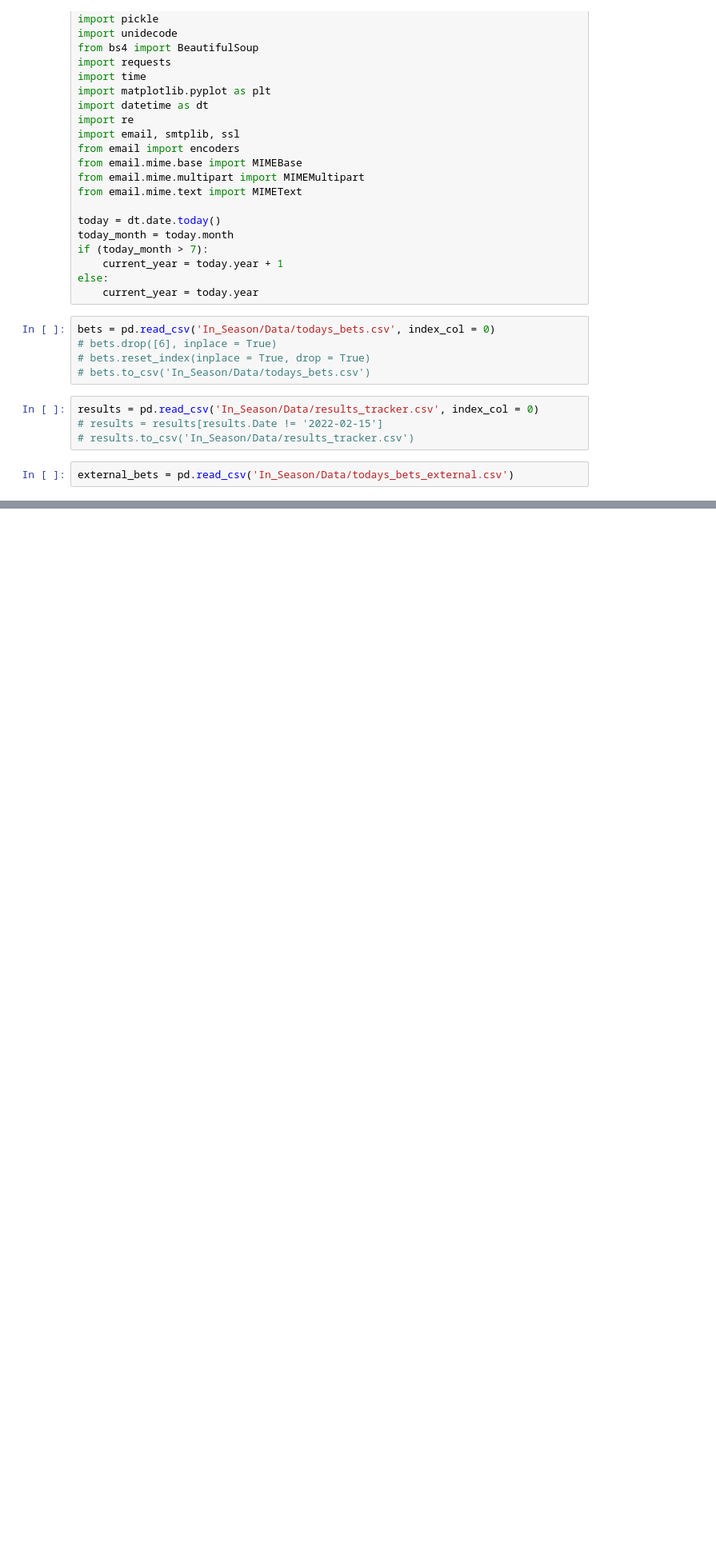
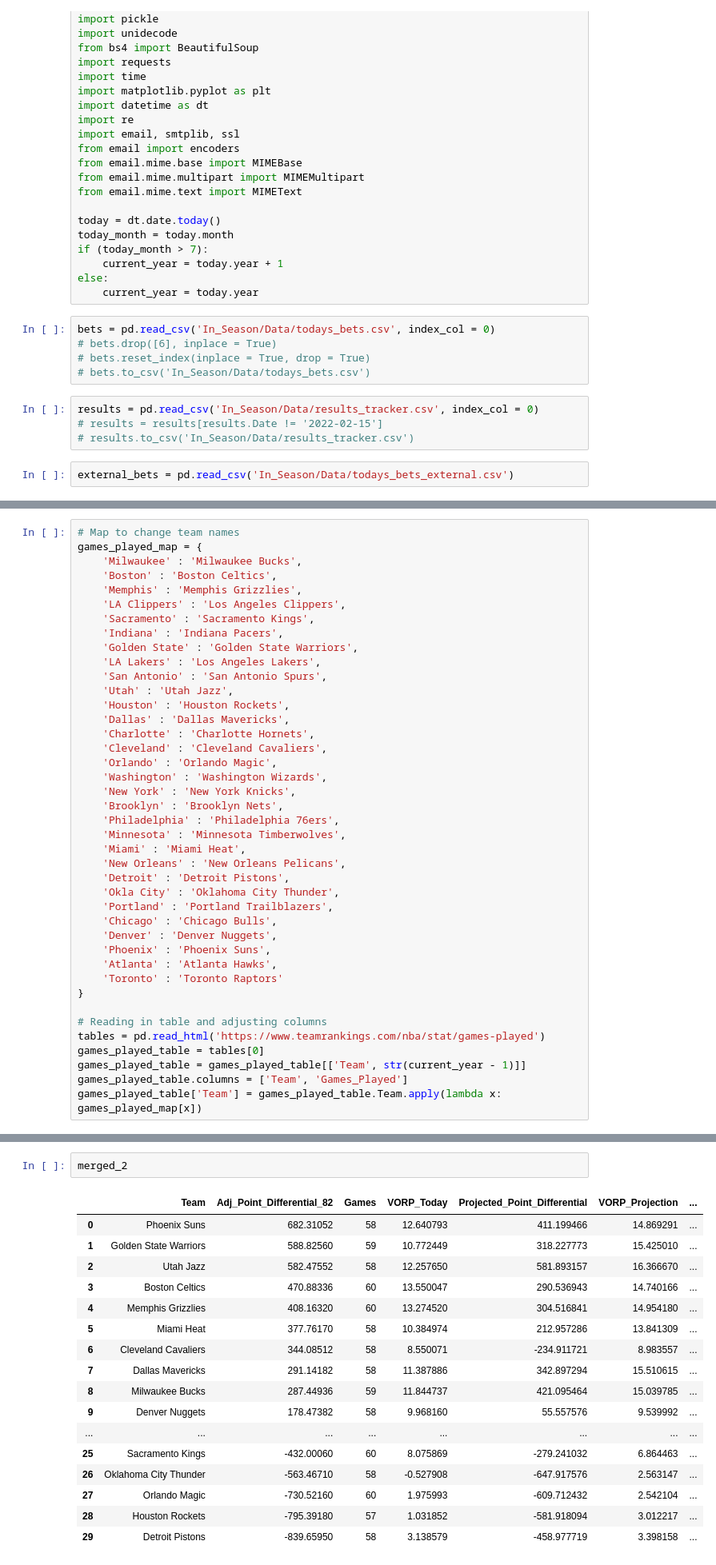
Before and after one commit to hsinger24/NBA-BETTING-V2, a Jupyter notebook: Sandbox.ipynb, the cells around one changed output, grey strips where cells are left out. Shown at 80% size. Saved outputs shown, nothing was run; the diff lists cells and outputs as text; blank space fills up the shorter version.

Commit message:
Fixing error in games aggregation

```diff
--- a/Sandbox.ipynb
+++ b/Sandbox.ipynb
@@ -238,0 +155,41 @@ yesterday_bets
+# %%
+# Map to change team names
+games_played_map = {
+    'Milwaukee' : 'Milwaukee Bucks',
+    'Boston' : 'Boston Celtics',
+    'Memphis' : 'Memphis Grizzlies',
+    'LA Clippers' : 'Los Angeles Clippers',
+    'Sacramento' : 'Sacramento Kings',
+    'Indiana' : 'Indiana Pacers',
+    'Golden State' : 'Golden State Warriors',
+    'LA Lakers' : 'Los Angeles Lakers',
+    'San Antonio' : 'San Antonio Spurs',
+    'Utah' : 'Utah Jazz',
+    'Houston' : 'Houston Rockets',
+    'Dallas' : 'Dallas Mavericks',
+    'Charlotte' : 'Charlotte Hornets',
+    'Cleveland' : 'Cleveland Cavaliers',
+    'Orlando' : 'Orlando Magic',
+    'Washington' : 'Washington Wizards',
+    'New York' : 'New York Knicks',
+    'Brooklyn' : 'Brooklyn Nets',
+    'Philadelphia' : 'Philadelphia 76ers',
+    'Minnesota' : 'Minnesota Timberwolves',
+    'Miami' : 'Miami Heat',
+    'New Orleans' : 'New Orleans Pelicans',
+    'Detroit' : 'Detroit Pistons',
+    'Okla City' : 'Oklahoma City Thunder',
+    'Portland' : 'Portland Trailblazers',
+    'Chicago' : 'Chicago Bulls',
+    'Denver' : 'Denver Nuggets',
+    'Phoenix' : 'Phoenix Suns',
+    'Atlanta' : 'Atlanta Hawks',
+    'Toronto' : 'Toronto Raptors'
+}
+
+# Reading in table and adjusting columns
+tables = pd.read_html('https://www.teamrankings.com/nba/stat/games-played')
+games_played_table = tables[0]
+games_played_table = games_played_table[['Team', str(current_year - 1)]]
+games_played_table.columns = ['Team', 'Games_Played']
+games_played_table['Team'] = games_played_table.Team.apply(lambda x: games_played_map[x])
@@ -238,0 +403,20 @@ yesterday_bets
+# %%
+merged_2
+# %% [output]
+|  | Team | Adj_Point_Differential_82 | Games | VORP_Today | Projected_Point_Differential | VORP_Projection | ... |
+| 0 | Phoenix Suns | 682.31052 | 58 | 12.640793 | 411.199466 | 14.869291 | ... |
+| 1 | Golden State Warriors | 588.82560 | 59 | 10.772449 | 318.227773 | 15.425010 | ... |
+| 2 | Utah Jazz | 582.47552 | 58 | 12.257650 | 581.893157 | 16.366670 | ... |
+| 3 | Boston Celtics | 470.88336 | 60 | 13.550047 | 290.536943 | 14.740166 | ... |
+| 4 | Memphis Grizzlies | 408.16320 | 60 | 13.274520 | 304.516841 | 14.954180 | ... |
+| 5 | Miami Heat | 377.76170 | 58 | 10.384974 | 212.957286 | 13.841309 | ... |
+| 6 | Cleveland Cavaliers | 344.08512 | 58 | 8.550071 | -234.911721 | 8.983557 | ... |
+| 7 | Dallas Mavericks | 291.14182 | 58 | 11.387886 | 342.897294 | 15.510615 | ... |
+| 8 | Milwaukee Bucks | 287.44936 | 59 | 11.844737 | 421.095464 | 15.039785 | ... |
+| 9 | Denver Nuggets | 178.47382 | 58 | 9.968160 | 55.557576 | 9.539992 | ... |
+| ... | ... | ... | ... | ... | ... | ... | ... |
+| 25 | Sacramento Kings | -432.00060 | 60 | 8.075869 | -279.241032 | 6.864463 | ... |
+| 26 | Oklahoma City Thunder | -563.46710 | 58 | -0.527908 | -647.917576 | 2.563147 | ... |
+| 27 | Orlando Magic | -730.52160 | 60 | 1.975993 | -609.712432 | 2.542104 | ... |
+| 28 | Houston Rockets | -795.39180 | 57 | 1.031852 | -581.918094 | 3.012217 | ... |
+| 29 | Detroit Pistons | -839.65950 | 58 | 3.138579 | -458.977719 | 3.398158 | ... |
```
Also changed, not shown: parts of 11 cells of this notebook, 2 other files.
